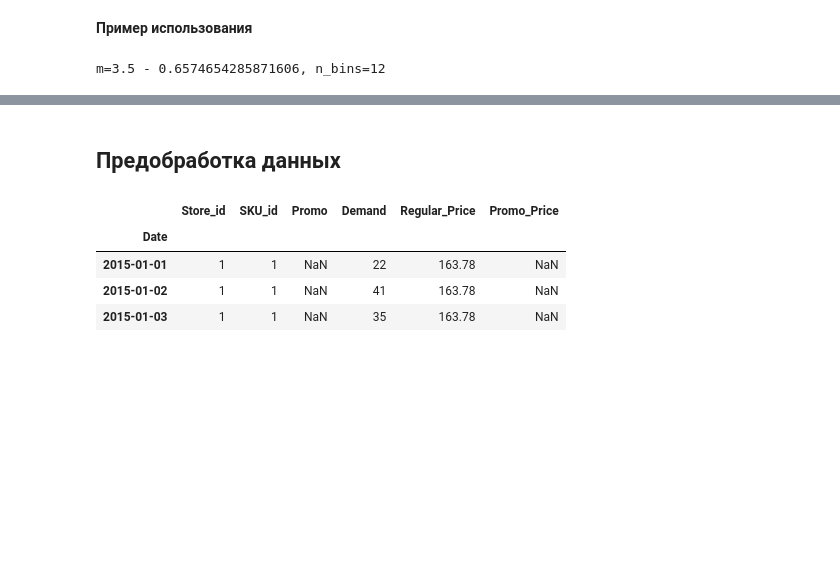
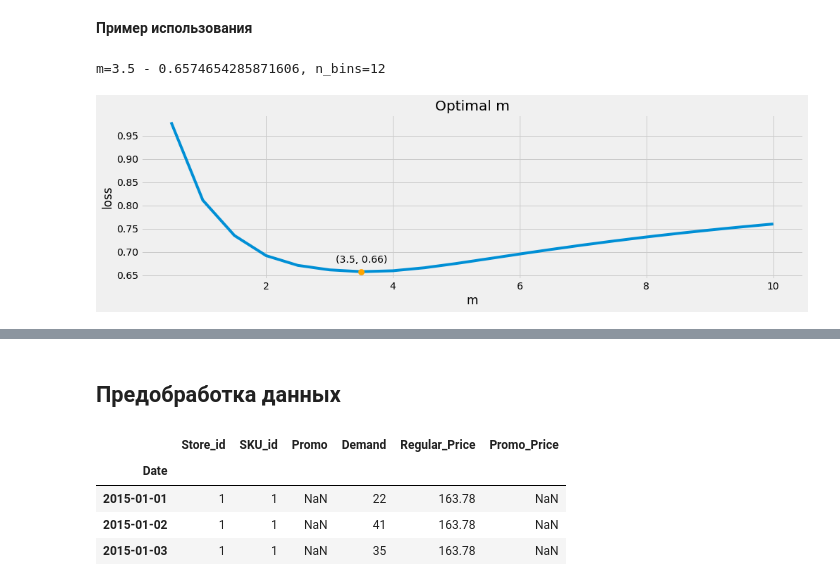
Before and after one commit to aromanenko/AggregatingAlgorithm, a Jupyter notebook: DFA_forecast.ipynb, the cells around one changed output, grey strips where cells are left out. Cells and saved outputs as stored; diff of their text form; code cells hidden in the pictures; blank space fills up the shorter version.

```diff
--- a/DFA_forecast.ipynb
+++ b/DFA_forecast.ipynb
@@ -32,15 +33,22 @@ wage_ts = wage.astype(int)
 # %%
 base_alg_list = [(Holt, {}, {}),
                  (SimpleExpSmoothing, {}, {}),
                  (ExponentialSmoothing, {}, {}),
                  (ExponentialSmoothing, {"trend": "additive"}, {}),
                  (ARIMA, {'order': (1, 2, 0)}, {})]
-best_m, best_loss, n_bins = get_optim_m(sunspot_ts, base_alg_list,
-                                        bins=10, omega_mode="mean")
+best_m, best_loss, n_bins, all_losses_dict = get_optim_m(sunspot_ts, base_alg_list,
+                                                         bins=10, omega_mode="mean")
 
 print(f"m={best_m} - {best_loss}, n_bins={n_bins}")
+
+plt.figure(figsize=(15, 4))
+plot_optim_m(all_losses_dict, best_m)
+plt.title("Optimal m")
+plt.xlabel("m")
+plt.ylabel("loss");
 # %% [output]
 m=3.5 - 0.6574654285871606, n_bins=12
+[figure, added]
 # %%
 fig, ax = plt.subplots(1, figsize=(15,5))
 
```
Also changed, not shown: parts of 48 cells of this notebook, 5 other files.
